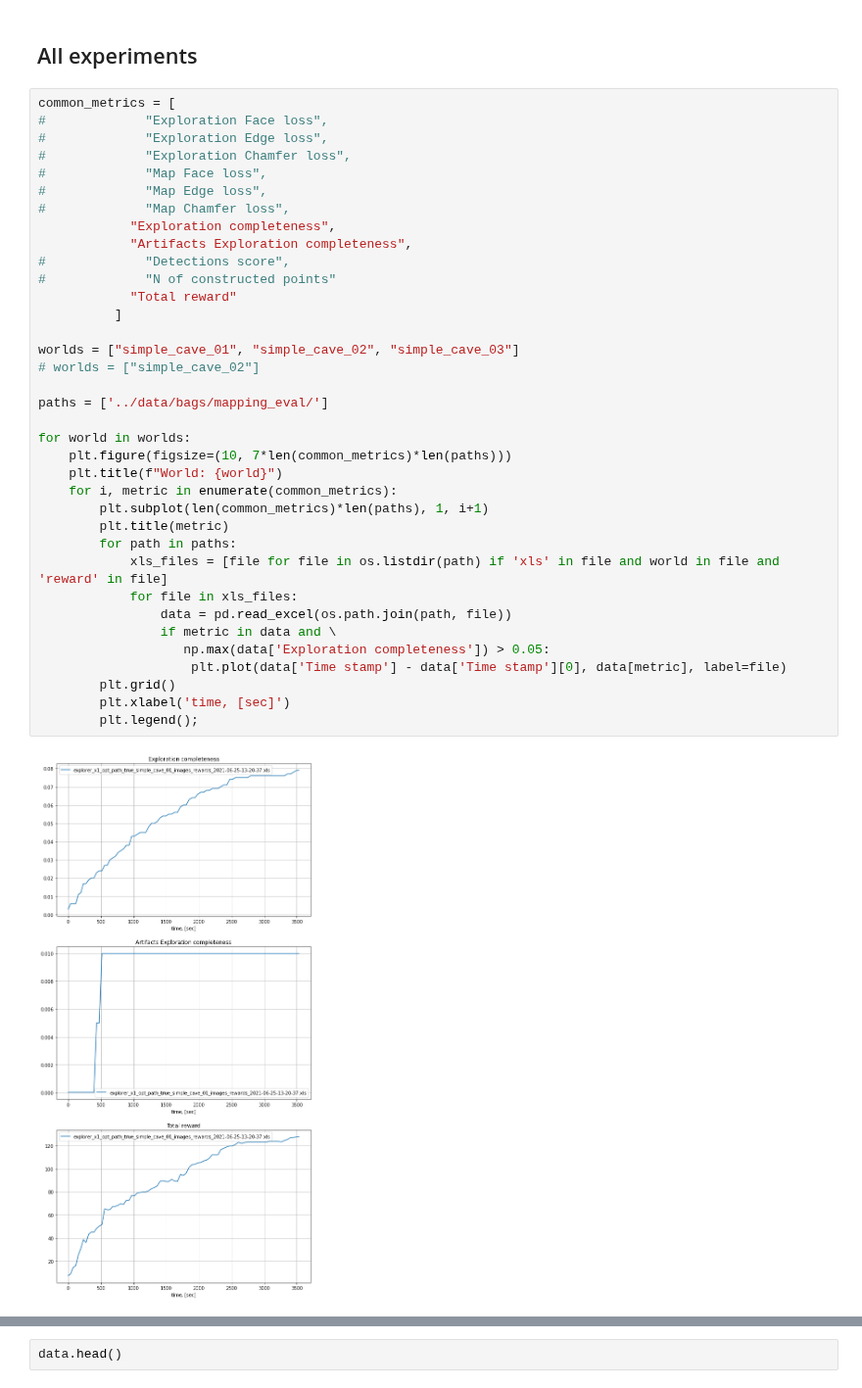
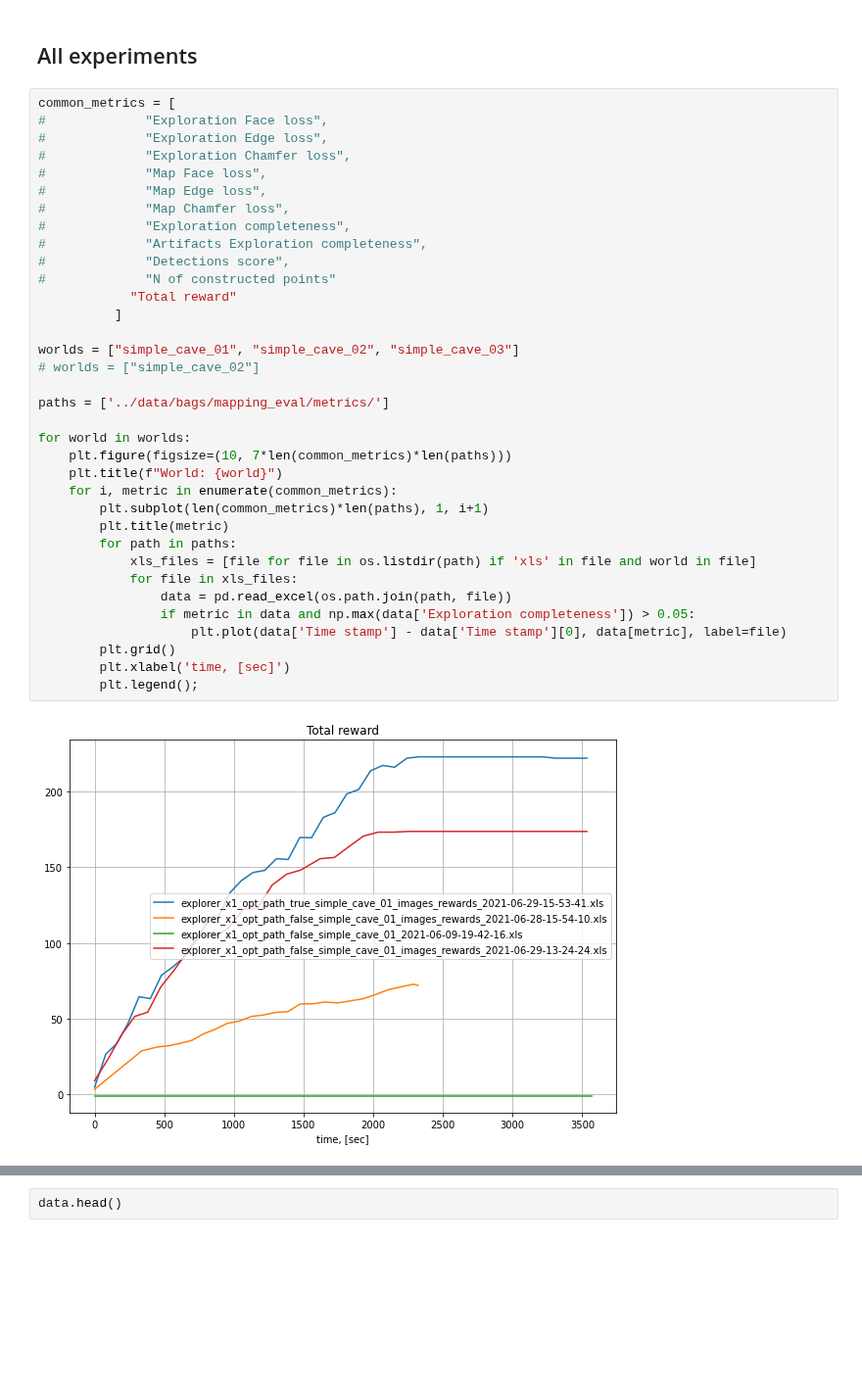
Before and after one commit to tpet/rpz_planning, a Jupyter notebook: notebooks/metrics_xls_parser.ipynb, the cells around one changed output, grey strips where cells are left out. Shown at 98% size. Drawn from its saved outputs; the diff is of its cells as text; blank space fills up the shorter version.

```diff
--- a/notebooks/metrics_xls_parser.ipynb
+++ b/notebooks/metrics_xls_parser.ipynb
@@ -9,37 +9,36 @@ import os
 common_metrics = [
 #             "Exploration Face loss",
 #             "Exploration Edge loss",
 #             "Exploration Chamfer loss",
 #             "Map Face loss",
 #             "Map Edge loss",
 #             "Map Chamfer loss",
-            "Exploration completeness",
-            "Artifacts Exploration completeness",
+#             "Exploration completeness",
+#             "Artifacts Exploration completeness",
 #             "Detections score",
 #             "N of constructed points"
             "Total reward"
           ]
 
 worlds = ["simple_cave_01", "simple_cave_02", "simple_cave_03"]
 # worlds = ["simple_cave_02"]
 
-paths = ['../data/bags/mapping_eval/']
+paths = ['../data/bags/mapping_eval/metrics/']
 
 for world in worlds:
     plt.figure(figsize=(10, 7*len(common_metrics)*len(paths)))
     plt.title(f"World: {world}")
     for i, metric in enumerate(common_metrics):
         plt.subplot(len(common_metrics)*len(paths), 1, i+1)
         plt.title(metric)
         for path in paths:
-            xls_files = [file for file in os.listdir(path) if 'xls' in file and world in file and 'reward' in file]
+            xls_files = [file for file in os.listdir(path) if 'xls' in file and world in file]
             for file in xls_files:
                 data = pd.read_excel(os.path.join(path, file))
-                if metric in data and \
-                   np.max(data['Exploration completeness']) > 0.05:
+                if metric in data and np.max(data['Exploration completeness']) > 0.05:
                     plt.plot(data['Time stamp'] - data['Time stamp'][0], data[metric], label=file)
         plt.grid()
         plt.xlabel('time, [sec]')
         plt.legend();
 # %% [output]
-[figure, old version]
+[figure, new version]
```
Also changed, not shown: parts of 1 cell of this notebook, 8 other files.
